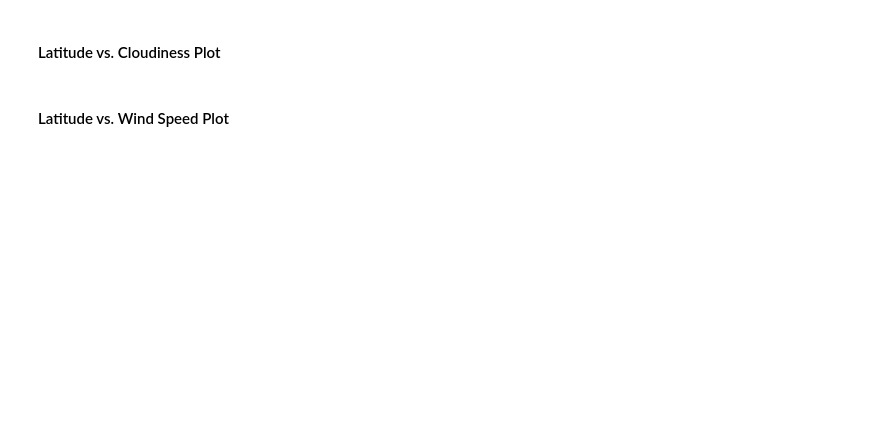
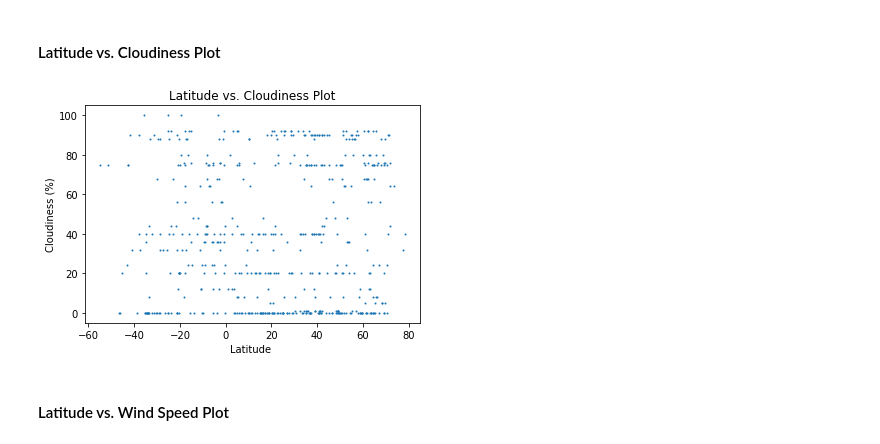
Before and after one commit to rjh33/WeatherPy, a Jupyter notebook: WeatherPy.ipynb, the cells around one changed output. Cells and saved outputs as stored; diff of their text form; code cells hidden in the pictures; blank space fills up the shorter version.

```diff
--- a/WeatherPy.ipynb
+++ b/WeatherPy.ipynb
@@ -149,4 +208,13 @@ weatherData_df
 # %% [markdown]
 #### Latitude vs. Cloudiness Plot
+# %%
+plt.scatter(weatherData_df['lat'],weatherData_df['cloud'],s =1)
+plt.title("Latitude vs. Cloudiness Plot")
+plt.xlabel("Latitude ")
+plt.ylabel("Cloudiness (%)")
+plt.savefig('cloudiness.png')
+plt.show()
+# %% [output]
+[figure, added]
 # %% [markdown]
 #### Latitude vs. Wind Speed Plot
```
Also changed, not shown: parts of 9 cells of this notebook, 4 other files.
